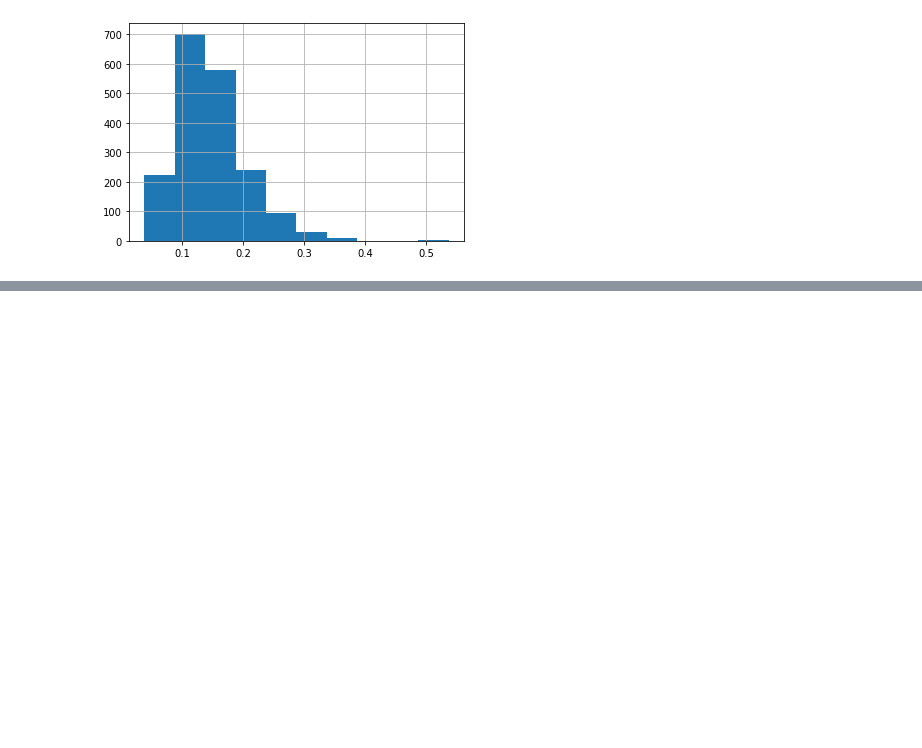
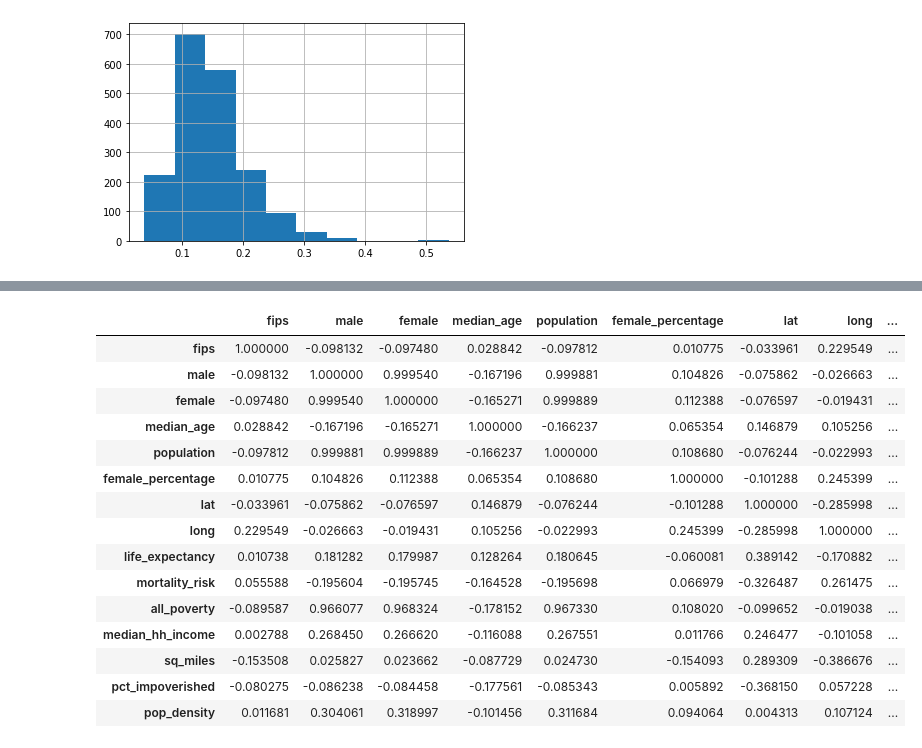
Before and after one commit to MichaelYinGH/ac209project, a Jupyter notebook: notebooks/demographic_data.ipynb, the cells around one changed output, grey strips where cells are left out. Cells and saved outputs as stored; diff of their text form; code cells hidden in the pictures; blank space fills up the shorter version.

```diff
--- a/notebooks/demographic_data.ipynb
+++ b/notebooks/demographic_data.ipynb
@@ -138,0 +164,19 @@ demos.plot.scatter('pct_impoverished', 'mortality_risk')
+# %%
+demos.corr()
+# %% [output]
+|  | fips | male | female | median_age | population | female_percentage | lat | long | ... |
+| fips | 1.000000 | -0.098132 | -0.097480 | 0.028842 | -0.097812 | 0.010775 | -0.033961 | 0.229549 | ... |
+| male | -0.098132 | 1.000000 | 0.999540 | -0.167196 | 0.999881 | 0.104826 | -0.075862 | -0.026663 | ... |
+| female | -0.097480 | 0.999540 | 1.000000 | -0.165271 | 0.999889 | 0.112388 | -0.076597 | -0.019431 | ... |
+| median_age | 0.028842 | -0.167196 | -0.165271 | 1.000000 | -0.166237 | 0.065354 | 0.146879 | 0.105256 | ... |
+| population | -0.097812 | 0.999881 | 0.999889 | -0.166237 | 1.000000 | 0.108680 | -0.076244 | -0.022993 | ... |
+| female_percentage | 0.010775 | 0.104826 | 0.112388 | 0.065354 | 0.108680 | 1.000000 | -0.101288 | 0.245399 | ... |
+| lat | -0.033961 | -0.075862 | -0.076597 | 0.146879 | -0.076244 | -0.101288 | 1.000000 | -0.285998 | ... |
+| long | 0.229549 | -0.026663 | -0.019431 | 0.105256 | -0.022993 | 0.245399 | -0.285998 | 1.000000 | ... |
+| life_expectancy | 0.010738 | 0.181282 | 0.179987 | 0.128264 | 0.180645 | -0.060081 | 0.389142 | -0.170882 | ... |
+| mortality_risk | 0.055588 | -0.195604 | -0.195745 | -0.164528 | -0.195698 | 0.066979 | -0.326487 | 0.261475 | ... |
+| all_poverty | -0.089587 | 0.966077 | 0.968324 | -0.178152 | 0.967330 | 0.108020 | -0.099652 | -0.019038 | ... |
+| median_hh_income | 0.002788 | 0.268450 | 0.266620 | -0.116088 | 0.267551 | 0.011766 | 0.246477 | -0.101058 | ... |
+| sq_miles | -0.153508 | 0.025827 | 0.023662 | -0.087729 | 0.024730 | -0.154093 | 0.289309 | -0.386676 | ... |
+| pct_impoverished | -0.080275 | -0.086238 | -0.084458 | -0.177561 | -0.085343 | 0.005892 | -0.368150 | 0.057228 | ... |
+| pop_density | 0.011681 | 0.304061 | 0.318997 | -0.101456 | 0.311684 | 0.094064 | 0.004313 | 0.107124 | ... |
```
Also changed, not shown: parts of 18 cells of this notebook.
